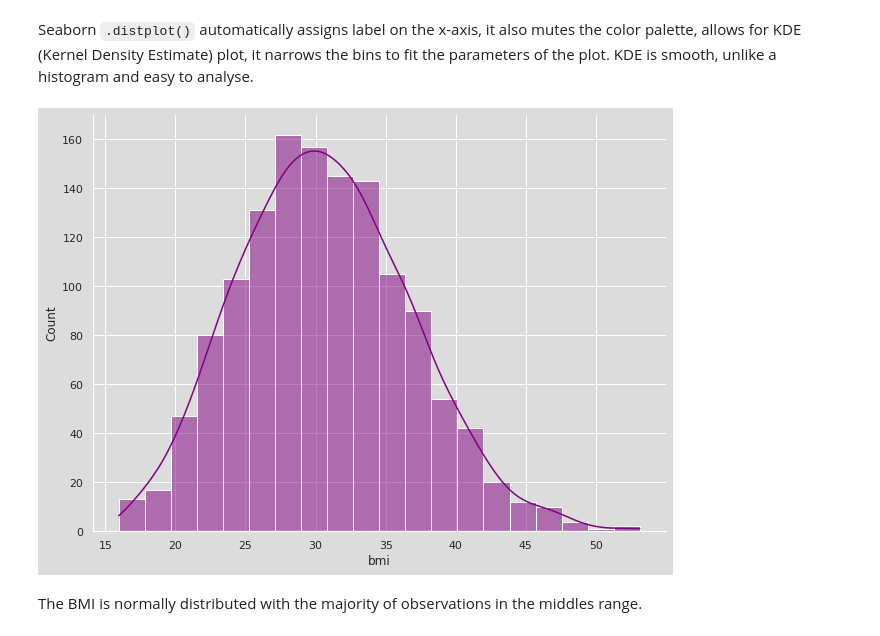
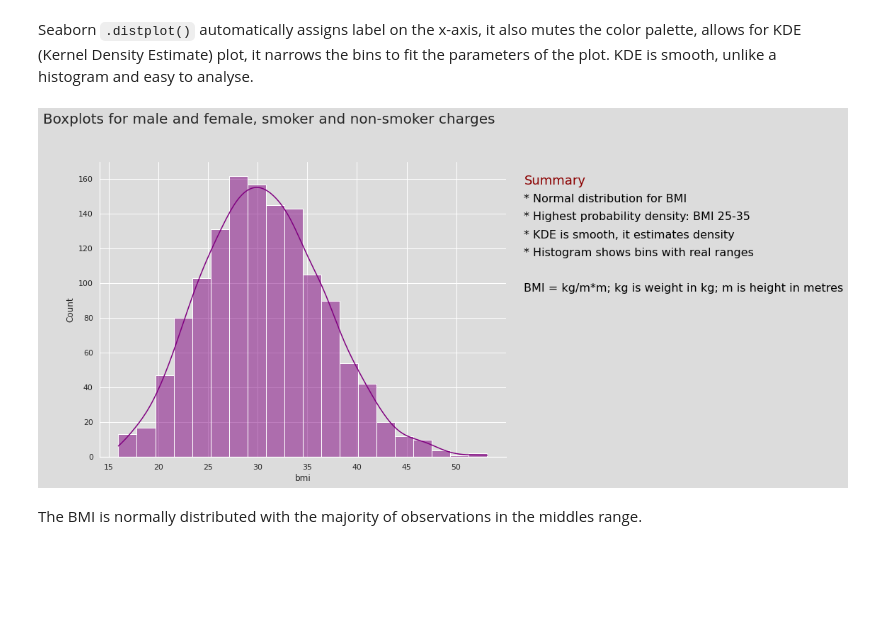
Before and after one commit to graceuche/northeastern-final-project, a Jupyter notebook: visual_analysis.ipynb, the cells around one changed output. Drawn from its saved outputs; the diff is of its cells as text; code cells hidden in the pictures; blank space fills up the shorter version.

```diff
--- a/visual_analysis.ipynb
+++ b/visual_analysis.ipynb
@@ -96,15 +96,22 @@ g.fig.set_figheight(7) # increases the height of Seaborn chart
 #### Histograms of individuals' BMIs
 # %% [markdown]
 Seaborn `.distplot()` automatically assigns label on the x-axis, it also mutes the color palette, allows for KDE (Kernel Density Estimate) plot, it narrows the bins to fit the parameters of the plot. KDE is smooth, unlike a histogram and easy to analyse.
-# %%
-g = sns.displot(insurance_premium['bmi'],
-            color="purple",
-            kde=True,
-            bins=20)
-g.fig.set_figwidth(10) # increases the width of Seaborn chart
-g.fig.set_figheight(7) # increases the height of Seaborn chart
-# %% [output]
-[figure, removed]
+# %%
+g = sns.displot(insurance_premium['bmi'],
+            color="purple",
+            kde=True,
+            bins=20)
+g.fig.set_figwidth(10) # increases the width of Seaborn chart
+g.fig.set_figheight(7) # increases the height of Seaborn chart
+g.fig.suptitle('Boxplots for male and female, smoker and non-smoker charges', y=1.1, fontsize=20)
+g.fig.text(1,0.9,"Summary", size=18, color='darkred')
+g.fig.text(1,0.85,"* Normal distribution for BMI", size=16, color='black')
+g.fig.text(1,0.8,"* Highest probability density: BMI 25-35", size=16, color='black')
+g.fig.text(1,0.75,"* KDE is smooth, it estimates density", size=16, color='black')
+g.fig.text(1,0.7,"* Histogram shows bins with real ranges", size=16, color='black')
+g.fig.text(1,0.6,"BMI = kg/m*m; kg is weight in kg; m is height in metres", size=16, color='black');
+# %% [output]
+[figure, added]
 # %% [markdown]
 The BMI is normally distributed with the majority of observations in the middles range.
 # %% [markdown]
```
Also changed, not shown: parts of 15 cells of this notebook.
